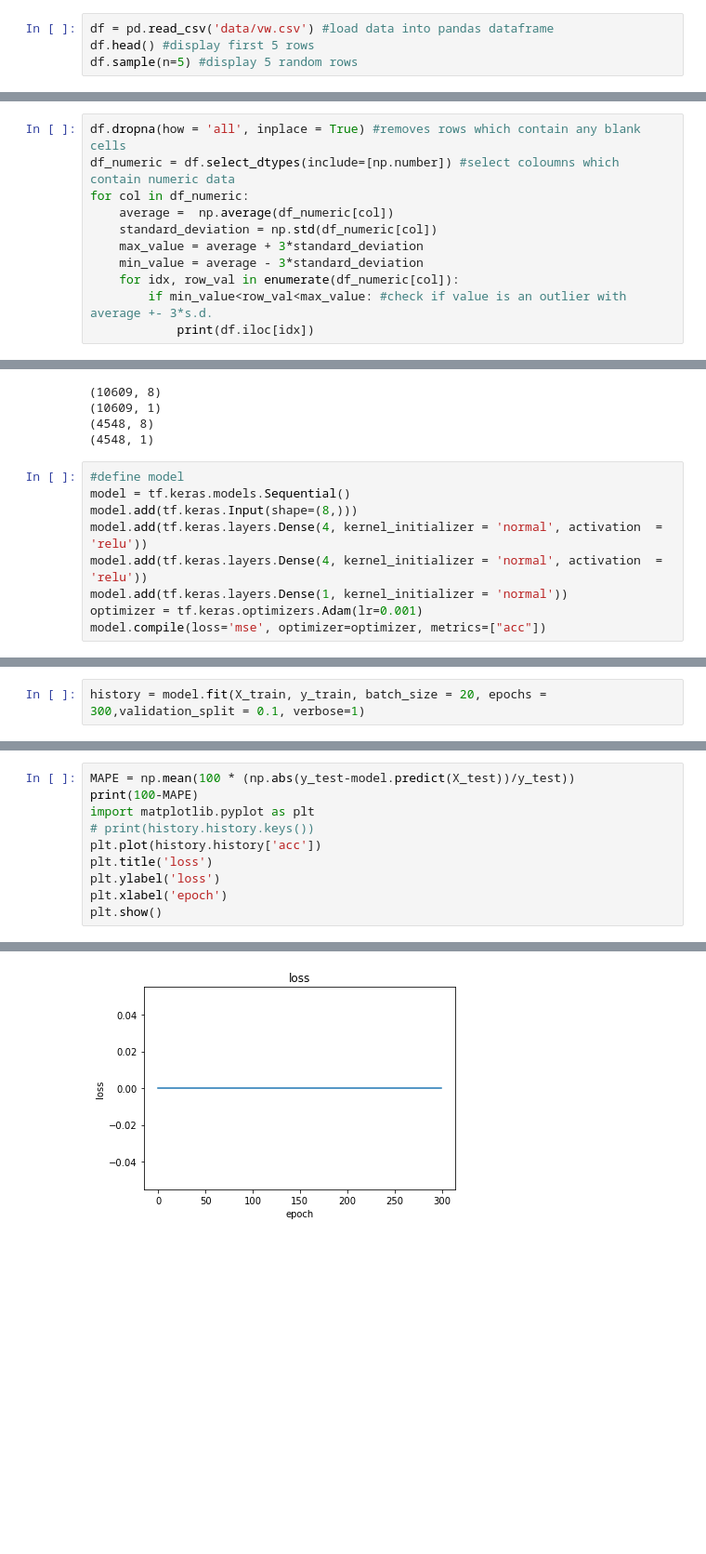
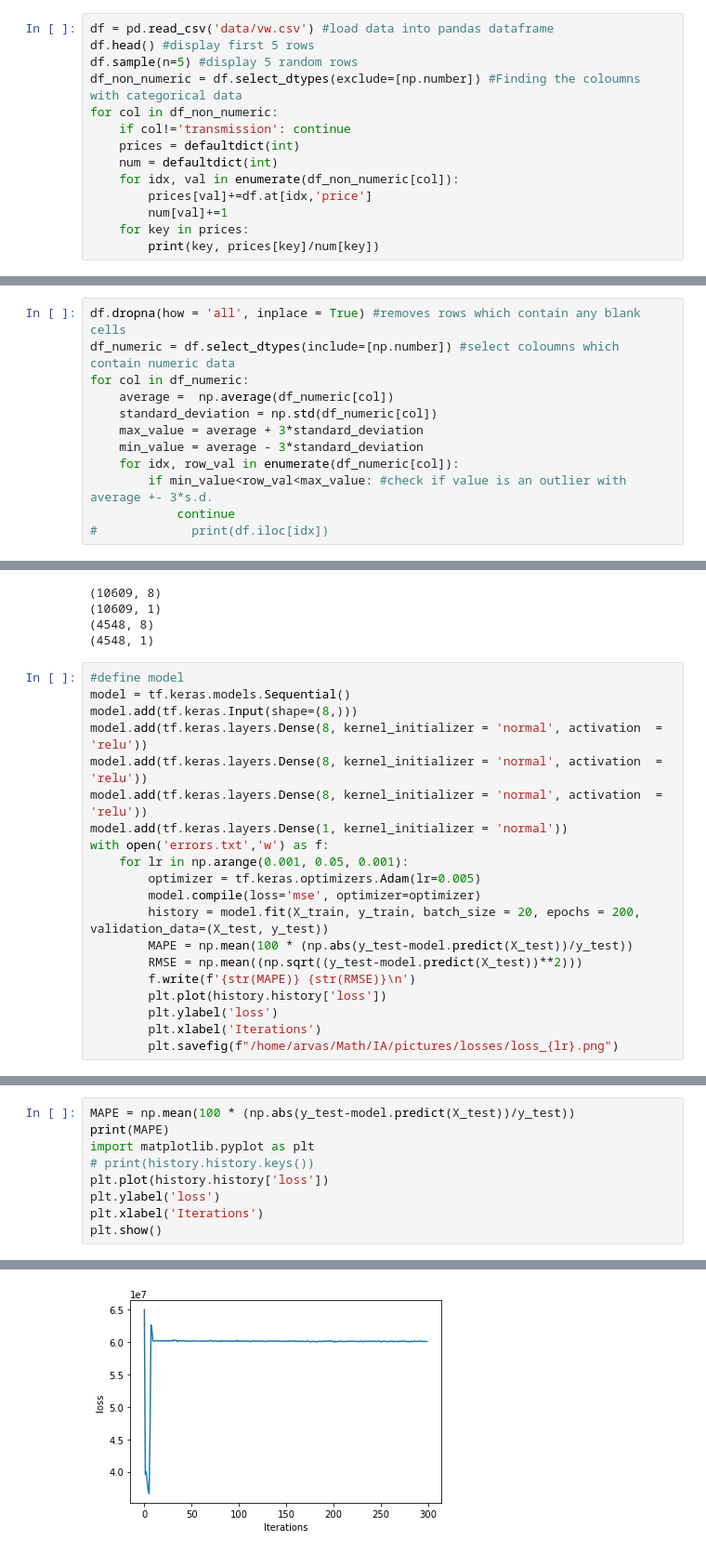
Before and after one commit to arvas123/used-car-price, a Jupyter notebook: Math IA.ipynb, the cells around one changed output, grey strips where cells are left out. Shown at 93% size. Drawn from its saved outputs; the diff is of its cells as text; blank space fills up the shorter version.

```diff
--- a/Math IA.ipynb
+++ b/Math IA.ipynb
@@ -12,3 +15,13 @@ from sklearn.preprocessing import LabelEncoder
 df = pd.read_csv('data/vw.csv') #load data into pandas dataframe
 df.head() #display first 5 rows
 df.sample(n=5) #display 5 random rows
+df_non_numeric = df.select_dtypes(exclude=[np.number]) #Finding the coloumns with categorical data
+for col in df_non_numeric:
+    if col!='transmission': continue
+    prices = defaultdict(int)
+    num = defaultdict(int)
+    for idx, val in enumerate(df_non_numeric[col]):
+        prices[val]+=df.at[idx,'price']
+        num[val]+=1
+    for key in prices:
+        print(key, prices[key]/num[key])
@@ -22,4 +39,5 @@ for col in df_numeric:
     min_value = average - 3*standard_deviation
     for idx, row_val in enumerate(df_numeric[col]):
         if min_value<row_val<max_value: #check if value is an outlier with average +- 3*s.d.
-            print(df.iloc[idx])
+            continue
+#             print(df.iloc[idx])
@@ -73,8 +98,19 @@ print(y_test.shape)
 #define model
 model = tf.keras.models.Sequential()
 model.add(tf.keras.Input(shape=(8,)))
-model.add(tf.keras.layers.Dense(4, kernel_initializer = 'normal', activation  = 'relu'))
-model.add(tf.keras.layers.Dense(4, kernel_initializer = 'normal', activation  = 'relu'))
+model.add(tf.keras.layers.Dense(8, kernel_initializer = 'normal', activation  = 'relu'))
+model.add(tf.keras.layers.Dense(8, kernel_initializer = 'normal', activation  = 'relu'))
+model.add(tf.keras.layers.Dense(8, kernel_initializer = 'normal', activation  = 'relu'))
 model.add(tf.keras.layers.Dense(1, kernel_initializer = 'normal'))
-optimizer = tf.keras.optimizers.Adam(lr=0.001)
-model.compile(loss='mse', optimizer=optimizer, metrics=["acc"])
+with open('errors.txt','w') as f:
+    for lr in np.arange(0.001, 0.05, 0.001):
+        optimizer = tf.keras.optimizers.Adam(lr=0.005)
+        model.compile(loss='mse', optimizer=optimizer)
+        history = model.fit(X_train, y_train, batch_size = 20, epochs = 200, validation_data=(X_test, y_test))
+        MAPE = np.mean(100 * (np.abs(y_test-model.predict(X_test))/y_test))
+        RMSE = np.mean((np.sqrt((y_test-model.predict(X_test))**2)))
+        f.write(f'{str(MAPE)} {str(RMSE)}\n')
+        plt.plot(history.history['loss'])
+        plt.ylabel('loss')
+        plt.xlabel('Iterations')
+        plt.savefig(f"/home/arvas/Math/IA/pictures/losses/loss_{lr}.png")
@@ -81,4 +137,3 @@ model.compile(loss='mse', optimizer=optimizer, metrics=["acc"])
 # %%
-history = model.fit(X_train, y_train, batch_size = 20, epochs = 300,validation_split = 0.1, verbose=1)
 # %% [output]
 Epoch 1/300
@@ -101,11 +153,10 @@ Epoch 300/300
 # %%
 MAPE = np.mean(100 * (np.abs(y_test-model.predict(X_test))/y_test))
-print(100-MAPE)
+print(MAPE)
 import matplotlib.pyplot as plt
 # print(history.history.keys())
-plt.plot(history.history['acc'])
-plt.title('loss')
+plt.plot(history.history['loss'])
 plt.ylabel('loss')
-plt.xlabel('epoch')
+plt.xlabel('Iterations')
 plt.show()
 # %% [output]
@@ -113 +164 @@ plt.show()
-[figure, old version]
+[figure, new version]
```
Also changed, not shown: parts of 7 cells of this notebook, 14 other files.
